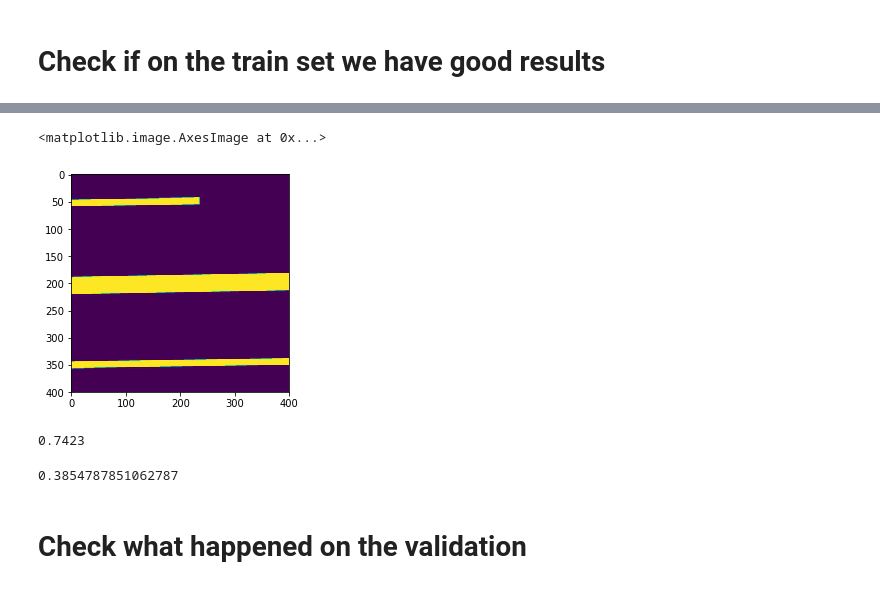
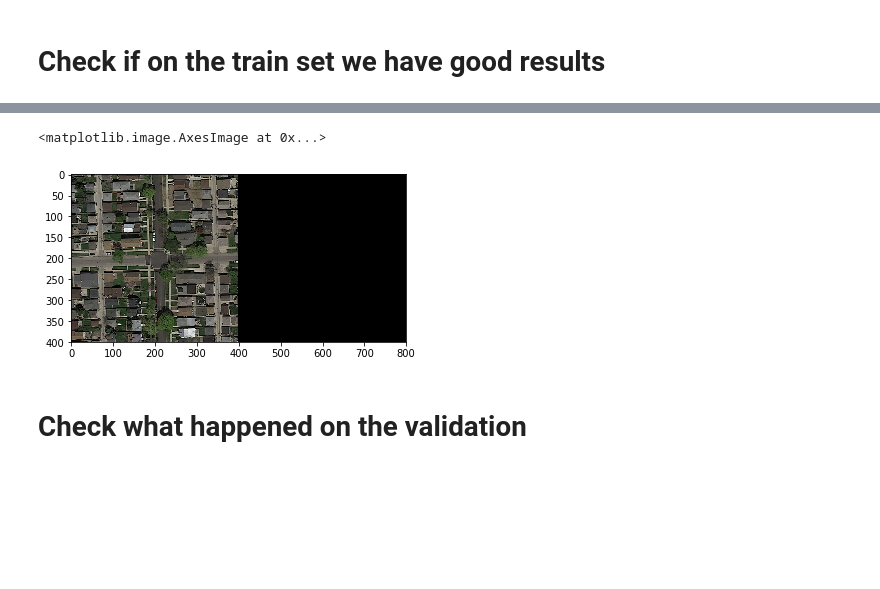
Before and after one commit to LeonardoPollina/ML_project_2, a Jupyter notebook: src/basicCNN.ipynb, the cells around one changed output, grey strips where cells are left out. Drawn from its saved outputs; the diff is of its cells as text; code cells hidden in the pictures; blank space fills up the shorter version.

```diff
--- a/src/basicCNN.ipynb
+++ b/src/basicCNN.ipynb
@@ -171,3 +190,30 @@ Epoch 1/1
 Training completed
 # %% [markdown]
 # Check if on the train set we have good results
+# %%
+def imgs_to_windows(imgs, img_size, patch_size, window_size):
+    ''' Takes padded images and outputs an array with the windows'''
+    windows = []
+    for idx in range(imgs.shape[0]):
+        im = imgs[idx]
+        for i in range(img_size//patch_size):
+            for j in range(img_size//patch_size):
+                temp = im[i*patch_size:window_size + i*patch_size,
+                                  j*patch_size:window_size + j*patch_size]
+                windows.append(temp)
+    return np.asarray(windows)
+# %%
+def MY_label_to_img(imgwidth, imgheight, w, h, labels):
+    im = np.zeros([imgwidth, imgheight])
+    idx = 0
+    for i in range(0,imgwidth,w):
+        for j in range(0,imgheight,h):
+            im[i:i+w, j:j+h] = labels[idx]
+            idx = idx + 1
+    return im
+# %%
+IDX = 0
+X = imgs_to_windows(imgs[1:3],400,patch_size,input_size)
+patches_idx = X[625*IDX:625*(IDX+1)]
+
+patches_idx.shape
@@ -174,9 +222,4 @@ Training completed
 # %%
-IDX = 16
-patches_idx = X[625*IDX:625*(IDX+1)]
-
 Z_idx = model.predict(patches_idx)
 labels_idx = (Z_idx > 0.5) *1
-
-im = label_to_img(400, 400, 16, 16, labels_idx)
-plt.imshow(concatenate_images(imgs[IDX], im))
+predicted_image = MY_label_to_img(400,400,16,16,labels_idx)
@@ -186,20 +226,8 @@ plt.imshow(concatenate_images(imgs[IDX], im))
 # %%
-plt.imshow(gt_imgs[IDX])
+plt.imshow(concatenate_images(imgs_original[IDX],predicted_image))
 # %% [output]
 <matplotlib.image.AxesImage at 0x...>
-[figure, old version]
+[figure, new version]
-# %%
-Z_train = model.predict(X_train)
-Z_train = ((Z_train < 0.5) * 1).reshape(N_train)
-accuracy_train = np.sum(np.abs(Z_train - Y_train))/N_train
-print(accuracy_train)
-# %% [output]
-0.7423
-# %%
-from sklearn.metrics import f1_score
-f1_score(Y_train,Z_train)
-# %% [output]
-0.3854787851062787
 # %% [markdown]
 # Check what happened on the validation
 # %%
```
Also changed, not shown: parts of 17 cells of this notebook, 2 other files.
